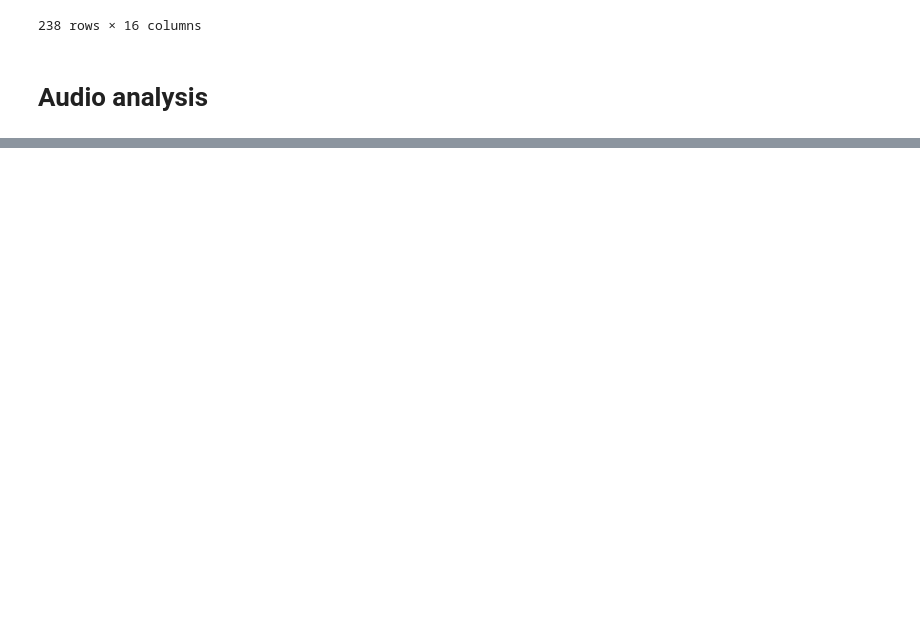
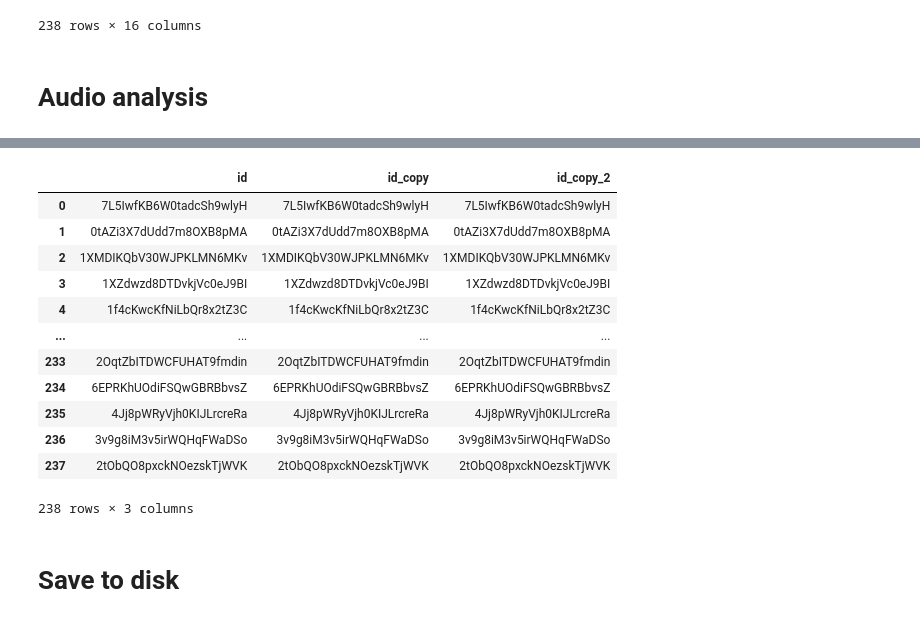
Before and after one commit to aleksati/music-preferance-learning-using-spotifys-web-api, a Jupyter notebook: src-new/3.analysis-extraction.ipynb, the cells around one changed output, grey strips where cells are left out. Cells and saved outputs as stored; diff of their text form; code cells hidden in the pictures; blank space fills up the shorter version.

```diff
--- a/src-new/3.analysis-extraction.ipynb
+++ b/src-new/3.analysis-extraction.ipynb
@@ -197,0 +162,4 @@ df_framework
+# %%
+# add more columns to existing data
+df_toptracks_features_analysis = pd.concat([df_toptracks_features, df_analysis_result], ignore_index=False, axis=1)
+df_toptracks_features_analysis
@@ -197,0 +180,20 @@ df_framework
+# %%
+# these should all be aligned perfectly.
+df_check = df_toptracks_features_analysis[["id","id_copy","id_copy_2"]]
+df_check
+# %% [output]
+|  | id | id_copy | id_copy_2 |
+| 0 | 7L5IwfKB6W0tadcSh9wlyH | 7L5IwfKB6W0tadcSh9wlyH | 7L5IwfKB6W0tadcSh9wlyH |
+| 1 | 0tAZi3X7dUdd7m8OXB8pMA | 0tAZi3X7dUdd7m8OXB8pMA | 0tAZi3X7dUdd7m8OXB8pMA |
+| 2 | 1XMDIKQbV30WJPKLMN6MKv | 1XMDIKQbV30WJPKLMN6MKv | 1XMDIKQbV30WJPKLMN6MKv |
+| 3 | 1XZdwzd8DTDvkjVc0eJ9BI | 1XZdwzd8DTDvkjVc0eJ9BI | 1XZdwzd8DTDvkjVc0eJ9BI |
+| 4 | 1f4cKwcKfNiLbQr8x2tZ3C | 1f4cKwcKfNiLbQr8x2tZ3C | 1f4cKwcKfNiLbQr8x2tZ3C |
+| ... | ... | ... | ... |
+| 233 | 2OqtZbITDWCFUHAT9fmdin | 2OqtZbITDWCFUHAT9fmdin | 2OqtZbITDWCFUHAT9fmdin |
+| 234 | 6EPRKhUOdiFSQwGBRBbvsZ | 6EPRKhUOdiFSQwGBRBbvsZ | 6EPRKhUOdiFSQwGBRBbvsZ |
+| 235 | 4Jj8pWRyVjh0KIJLrcreRa | 4Jj8pWRyVjh0KIJLrcreRa | 4Jj8pWRyVjh0KIJLrcreRa |
+| 236 | 3v9g8iM3v5irWQHqFWaDSo | 3v9g8iM3v5irWQHqFWaDSo | 3v9g8iM3v5irWQHqFWaDSo |
+| 237 | 2tObQO8pxckNOezskTjWVK | 2tObQO8pxckNOezskTjWVK | 2tObQO8pxckNOezskTjWVK |
+238 rows × 3 columns
+# %% [markdown]
+# Save to disk
```
Also changed, not shown: parts of 15 cells of this notebook, 2 other files.
